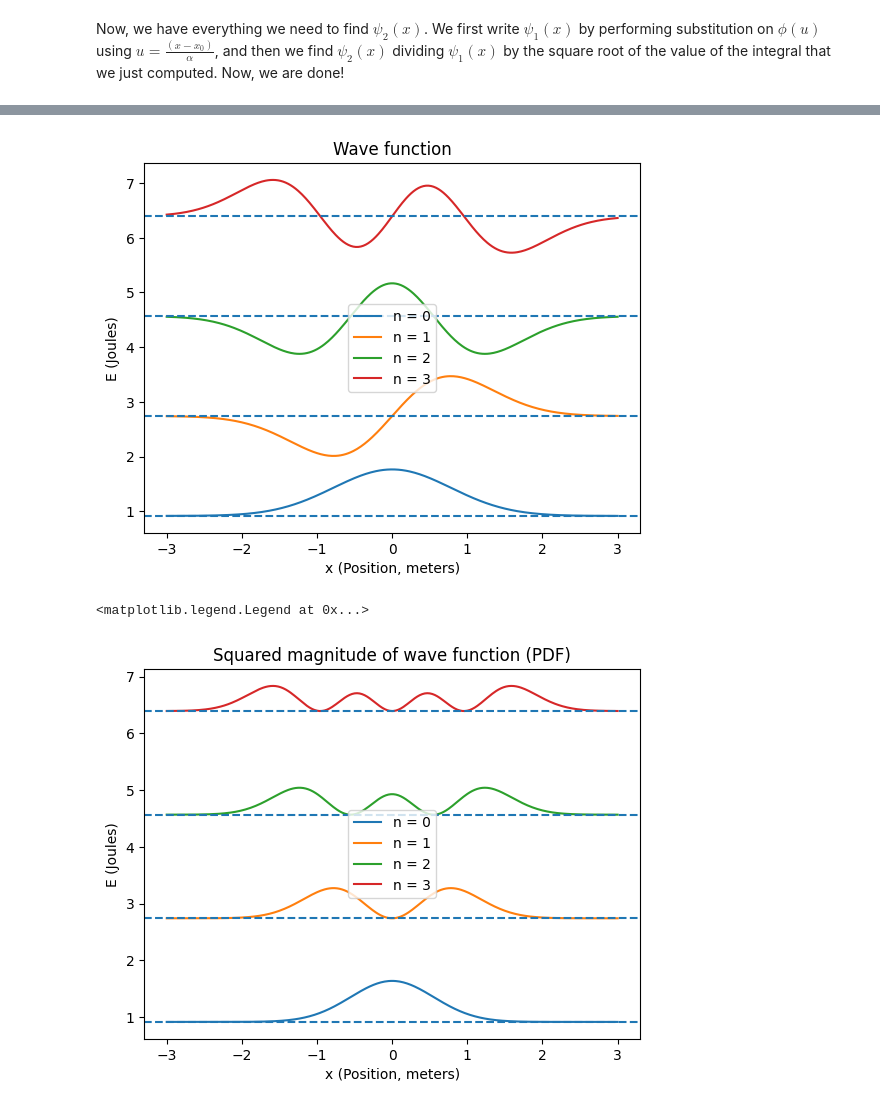
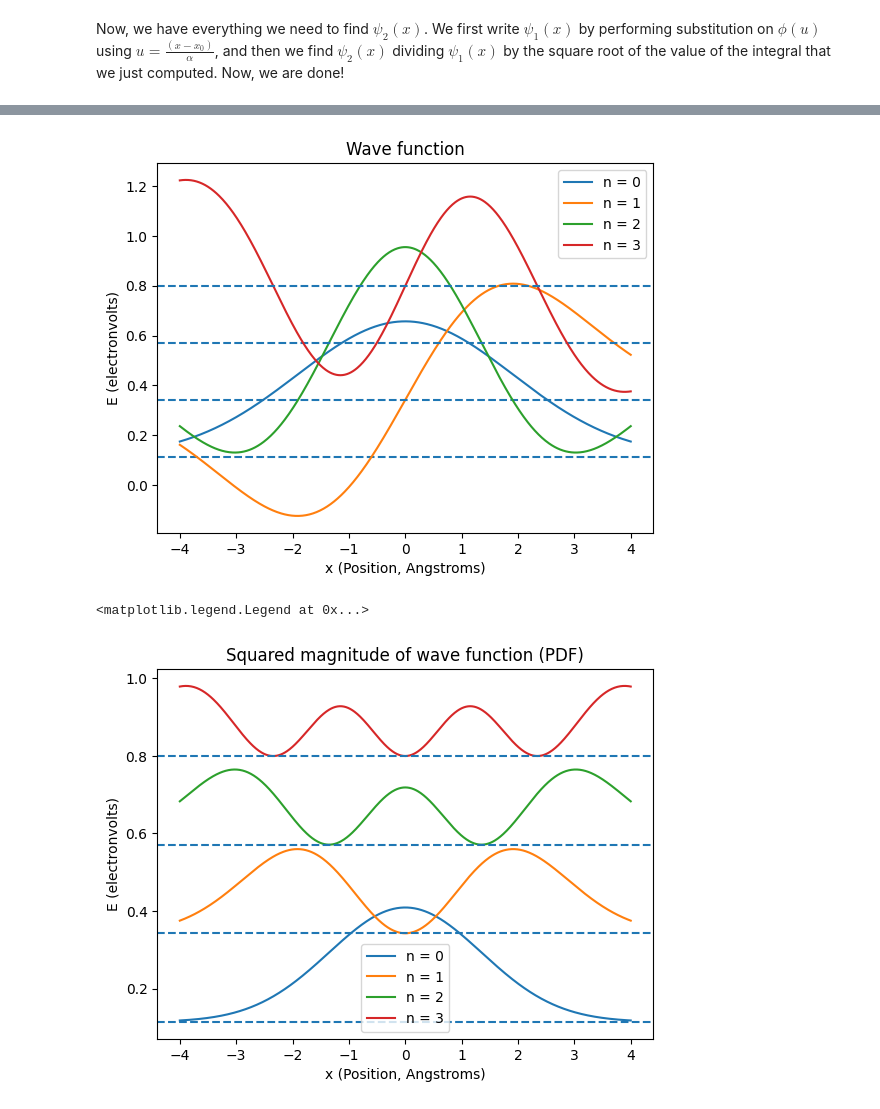
Before and after one commit to Warburton-Lab/schrodinger_notebooks, a Jupyter notebook: sch_tim_ind_part_quad_pot.ipynb, the cells around one changed output, grey strips where cells are left out. Saved outputs shown, nothing was run; the diff lists cells and outputs as text; code cells hidden in the pictures.

Commit message:
Use Angstroms and atomic mass units in QHO nb

```diff
--- a/sch_tim_ind_part_quad_pot.ipynb
+++ b/sch_tim_ind_part_quad_pot.ipynb
@@ -825,32 +883,52 @@ if also_plot_analytic:
 # %%
 for e_lvl in energy_levels:
+    # Convert Joules to electronvolts
+    energy_ev = energies[e_lvl] * 6.241_509_074e18
     if also_plot_analytic:
-        plt.plot(eval_points, a_sol_vals[e_lvl] +
-                 energies[e_lvl], label='n = ' + str(e_lvl) + ', analytic')
-    plt.plot(solution_vals[e_lvl].t, solution_vals[e_lvl].y[0, :] +
-             energies[e_lvl], label='n = ' + str(e_lvl))
-    plt.axhline(y=energies[e_lvl], linestyle='dashed')
-plt.xlabel('x (Position, meters)')
-plt.ylabel('E (Joules)')
+        # Convert meters to Angstroms (essentially undoing the earlier
+        # compression of the x-axis by a factor of 1e-10)
+        eval_points_A = eval_points * 1e10
+        # Undo our stretch of the y-axis by a factor of 1e5
+        sol_vals_compr = a_sol_vals[e_lvl] * 1e-5
+        plt.plot(eval_points_A, sol_vals_compr +
+                 energy_ev, label='n = ' + str(e_lvl) + ', analytic')
+    # Convert meters to Angstroms (same as above)
+    indep_var_vals = solution_vals[e_lvl].t * 1e10
+    # Undo stretch (same as above)
+    sol_val_compr = solution_vals[e_lvl].y[0, :] * 1e-5
+    plt.plot(indep_var_vals, sol_val_compr +
+             energy_ev, label='n = ' + str(e_lvl))
+    plt.axhline(y=energy_ev, linestyle='dashed')
+plt.xlabel('x (Position, Angstroms)')
+plt.ylabel('E (electronvolts)')
 plt.title('Wave function')
 plt.legend()
 
 plt.show()
 
 for e_lvl in energy_levels:
+    # Convert Joules to electronvolts
+    energy_ev = energies[e_lvl] * 6.241_509_074e18
     if also_plot_analytic:
-        plt.plot(eval_points, a_sol_mag_sq_vals[e_lvl] +
-                 energies[e_lvl], label='n = ' + str(e_lvl) + ', analytic')
-    plt.plot(
-        solution_vals[e_lvl].t, solution_magnitude_squared_vals[e_lvl] +
-        energies[e_lvl],
-        label='n = ' + str(e_lvl))
-    plt.axhline(y=energies[e_lvl], linestyle='dashed')
-plt.xlabel('x (Position, meters)')
-plt.ylabel('E (Joules)')
+        # Convert meters to Angstroms (same as above)
+        eval_points_A = eval_points * 1e10
+        # Same as above, but 1e-10 instead of 1e-5 since this is the
+        # squared magnitude of the solution
+        sol_mag_sq_vals_compr = a_sol_mag_sq_vals[e_lvl] * 1e-10
+        plt.plot(eval_points_A, sol_mag_sq_vals_compr +
+                 energy_ev, label='n = ' + str(e_lvl) + ', analytic')
+    # Convert meters to Angstroms (same as above)
+    indep_var_vals = solution_vals[e_lvl].t * 1e10
+    # Undo stretch (same as above)
+    sol_mag_sq_val_compr = solution_magnitude_squared_vals[e_lvl] * 1e-10
+    plt.plot(indep_var_vals, sol_mag_sq_val_compr +
+             energy_ev, label='n = ' + str(e_lvl))
+    plt.axhline(y=energy_ev, linestyle='dashed')
+plt.xlabel('x (Position, Angstroms)')
+plt.ylabel('E (electronvolts)')
 plt.title('Squared magnitude of wave function (PDF)')
 plt.legend()
 # %% [output]
-[figure, old version]
+[figure, new version]
 <matplotlib.legend.Legend at 0x...>
-[figure, old version]
+[figure, new version]
```
Also changed, not shown: parts of 15 cells of this notebook, 2 other files.
